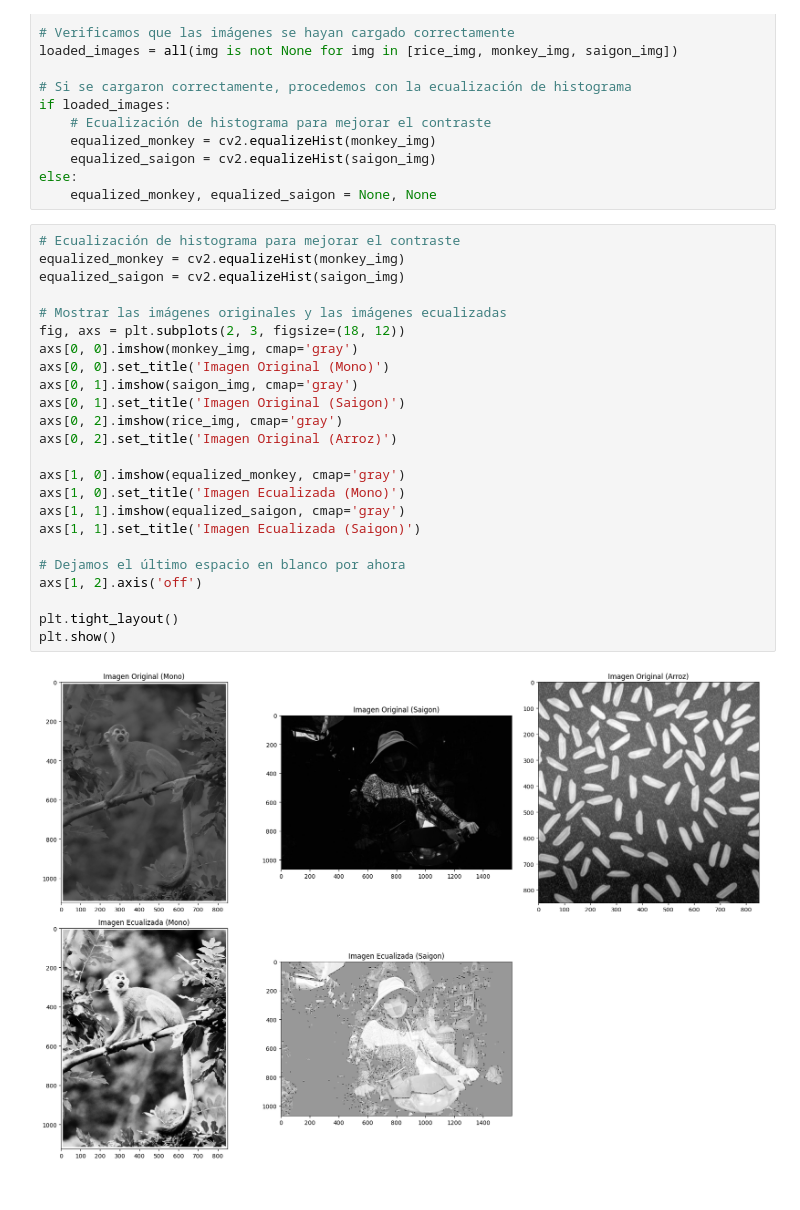
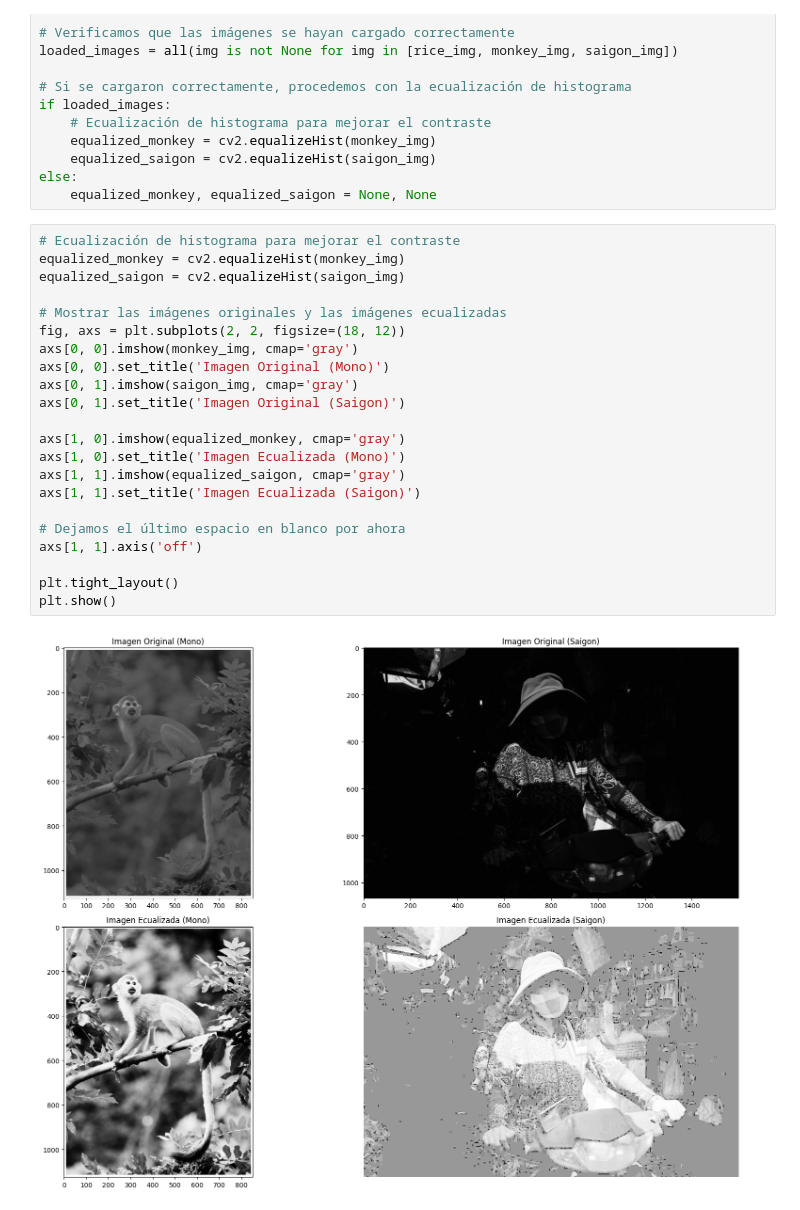
Before and after one commit to stefanoaragoni/computerVision_lista01, a Jupyter notebook: Lista01_Ejercicio6.ipynb, the cells around one changed output. Cells and saved outputs as stored; diff of their text form.

Commit message:
rice

```diff
--- a/Lista01_Ejercicio6.ipynb
+++ b/Lista01_Ejercicio6.ipynb
@@ -46,26 +48,24 @@ else:
 # %%
 # Ecualización de histograma para mejorar el contraste
 equalized_monkey = cv2.equalizeHist(monkey_img)
 equalized_saigon = cv2.equalizeHist(saigon_img)
 
 # Mostrar las imágenes originales y las imágenes ecualizadas
-fig, axs = plt.subplots(2, 3, figsize=(18, 12))
+fig, axs = plt.subplots(2, 2, figsize=(18, 12))
 axs[0, 0].imshow(monkey_img, cmap='gray')
 axs[0, 0].set_title('Imagen Original (Mono)')
 axs[0, 1].imshow(saigon_img, cmap='gray')
 axs[0, 1].set_title('Imagen Original (Saigon)')
-axs[0, 2].imshow(rice_img, cmap='gray')
-axs[0, 2].set_title('Imagen Original (Arroz)')
 
 axs[1, 0].imshow(equalized_monkey, cmap='gray')
 axs[1, 0].set_title('Imagen Ecualizada (Mono)')
 axs[1, 1].imshow(equalized_saigon, cmap='gray')
 axs[1, 1].set_title('Imagen Ecualizada (Saigon)')
 
 # Dejamos el último espacio en blanco por ahora
-axs[1, 2].axis('off')
+axs[1, 1].axis('off')
 
 plt.tight_layout()
 plt.show()
 # %% [output]
-[figure, old version]
+[figure, new version]
```
Also changed, not shown: parts of 3 cells of this notebook.
